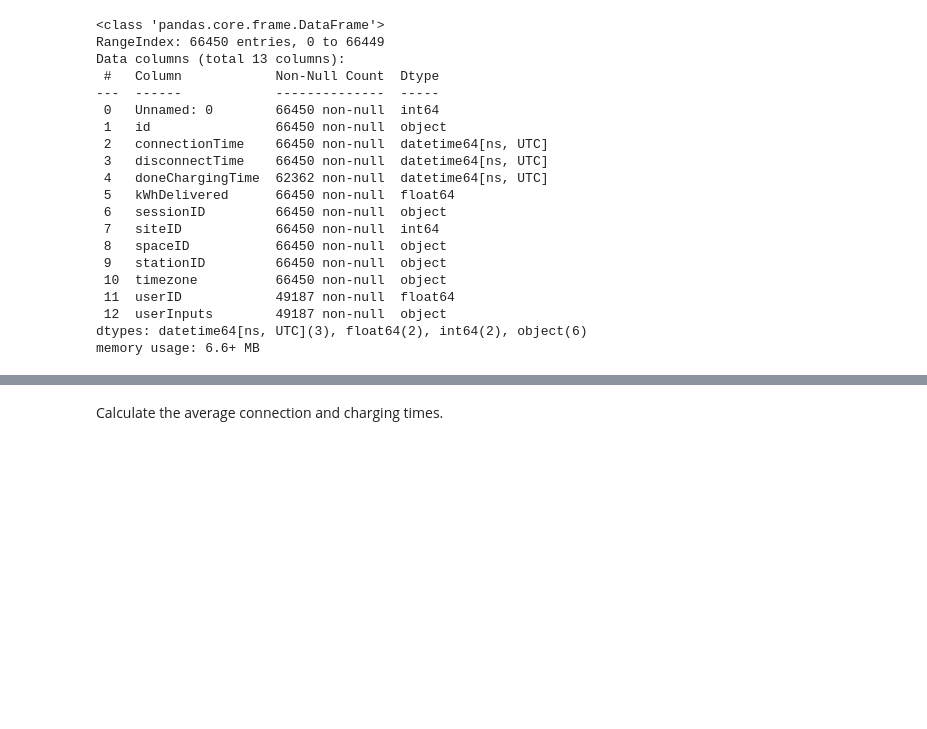
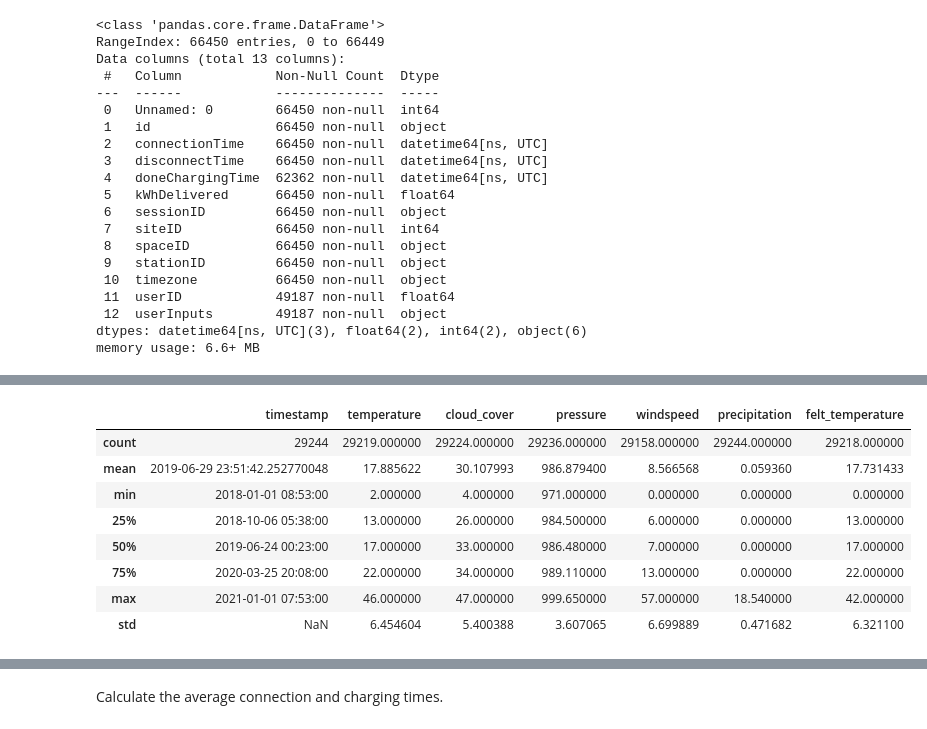
Before and after one commit to linusslange/AnalyticsAndApplications, a Jupyter notebook: LM_Exercise.ipynb, the cells around one changed output, grey strips where cells are left out. Drawn from its saved outputs; the diff is of its cells as text; code cells hidden in the pictures; blank space fills up the shorter version.

```diff
--- a/LM_Exercise.ipynb
+++ b/LM_Exercise.ipynb
@@ -59,0 +78,12 @@ memory usage: 6.6+ MB
+# %%
+weather_set.describe()
+# %% [output]
+|  | timestamp | temperature | cloud_cover | pressure | windspeed | precipitation | felt_temperature |
+| count | 29244 | 29219.000000 | 29224.000000 | 29236.000000 | 29158.000000 | 29244.000000 | 29218.000000 |
+| mean | 2019-06-29 23:51:42.252770048 | 17.885622 | 30.107993 | 986.879400 | 8.566568 | 0.059360 | 17.731433 |
+| min | 2018-01-01 08:53:00 | 2.000000 | 4.000000 | 971.000000 | 0.000000 | 0.000000 | 0.000000 |
+| 25% | 2018-10-06 05:38:00 | 13.000000 | 26.000000 | 984.500000 | 6.000000 | 0.000000 | 13.000000 |
+| 50% | 2019-06-24 00:23:00 | 17.000000 | 33.000000 | 986.480000 | 7.000000 | 0.000000 | 17.000000 |
+| 75% | 2020-03-25 20:08:00 | 22.000000 | 34.000000 | 989.110000 | 13.000000 | 0.000000 | 22.000000 |
+| max | 2021-01-01 07:53:00 | 46.000000 | 47.000000 | 999.650000 | 57.000000 | 18.540000 | 42.000000 |
+| std | NaN | 6.454604 | 5.400388 | 3.607065 | 6.699889 | 0.471682 | 6.321100 |
```
Also changed, not shown: parts of 8 cells of this notebook.
